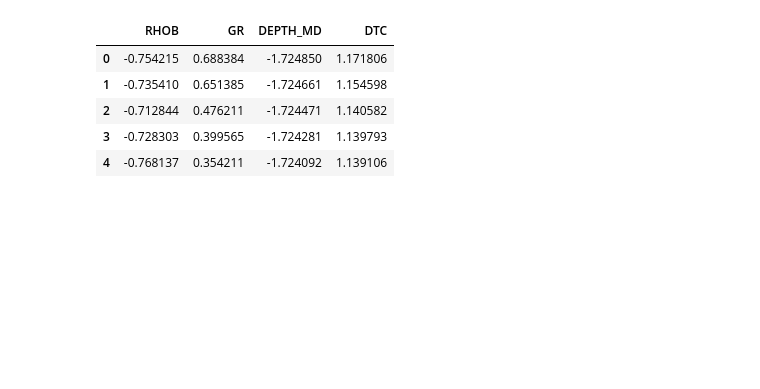
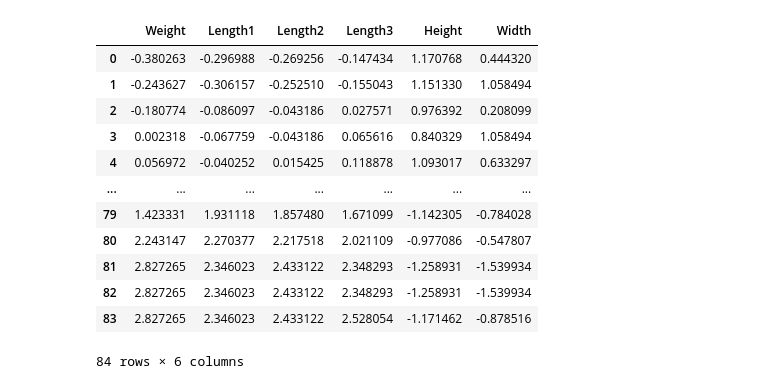
Before and after one commit to stephintoto/ICT-ASSIGNMENTS, a Jupyter notebook: unsup_daily.ipynb, the cells around one changed output. Cells and saved outputs as stored; diff of their text form; code cells hidden in the pictures; blank space fills up the shorter version.

```diff
--- a/unsup_daily.ipynb
+++ b/unsup_daily.ipynb
@@ -83,0 +34,12 @@ outliers=df[(df<(lower))|(df>(upper))].count()
+# %%
+outlier_columns = []
+for col in df.columns:
+  if pd.api.types.is_numeric_dtype(df[col]):
+    Q1 = df[col].quantile(0.25)
+    Q3 = df[col].quantile(0.75)
+    IQR = Q3 - Q1
+    lower_limit = Q1 - 1.5 * IQR
+    upper_limit = Q3 + 1.5 * IQR
+    if df[col].min() < lower_limit or df[col].max() > upper_limit:
+      outlier_columns.append(col)
+print(outlier_columns)
@@ -84 +48,9 @@ outliers=df[(df<(lower))|(df>(upper))].count()
+# %%
+for col in outlier_columns:
+  Q1 = df[col].quantile(0.25)
+  Q3 = df[col].quantile(0.75)
+  IQR = Q3 - Q1
+  lower_limit = Q1 - 1.5 * IQR
+  upper_limit = Q3 + 1.5 * IQR
+  df[col] = df[col].clip(lower = lower_limit, upper = upper_limit)
 # %%
@@ -93,0 +68,8 @@ for column in df.columns:
+# %%
+
+columns = ['Species', 'Weight', 'Length1', 'Length2', 'Length3', 'Height', 'Width']
+df.columns = columns
+X = df[['Weight', 'Length1']]
+X.isnull().sum()
+X_clean = X.dropna()
+X_clean.head()
@@ -94,14 +83,23 @@ for column in df.columns:
 # %%
+
 from sklearn.preprocessing import StandardScaler
+numeric_data = df.select_dtypes(include=['number'])
 scaler = StandardScaler()
-x_scaled = scaler.fit_transform(df)
+x_scaled = scaler.fit_transform(numeric_data)
 # %%
-df_scaled = pd.DataFrame(x_scaled, columns=df.columns)
-df_scaled.head()
+data_scaled = pd.DataFrame(x_scaled, columns=numeric_data.columns)
+data_scaled
 # %% [output]
-|  | RHOB | GR | DEPTH_MD | DTC |
-| 0 | -0.754215 | 0.688384 | -1.724850 | 1.171806 |
-| 1 | -0.735410 | 0.651385 | -1.724661 | 1.154598 |
-| 2 | -0.712844 | 0.476211 | -1.724471 | 1.140582 |
-| 3 | -0.728303 | 0.399565 | -1.724281 | 1.139793 |
-| 4 | -0.768137 | 0.354211 | -1.724092 | 1.139106 |
+|  | Weight | Length1 | Length2 | Length3 | Height | Width |
+| 0 | -0.380263 | -0.296988 | -0.269256 | -0.147434 | 1.170768 | 0.444320 |
+| 1 | -0.243627 | -0.306157 | -0.252510 | -0.155043 | 1.151330 | 1.058494 |
+| 2 | -0.180774 | -0.086097 | -0.043186 | 0.027571 | 0.976392 | 0.208099 |
+| 3 | 0.002318 | -0.067759 | -0.043186 | 0.065616 | 0.840329 | 1.058494 |
+| 4 | 0.056972 | -0.040252 | 0.015425 | 0.118878 | 1.093017 | 0.633297 |
+| ... | ... | ... | ... | ... | ... | ... |
+| 79 | 1.423331 | 1.931118 | 1.857480 | 1.671099 | -1.142305 | -0.784028 |
+| 80 | 2.243147 | 2.270377 | 2.217518 | 2.021109 | -0.977086 | -0.547807 |
+| 81 | 2.827265 | 2.346023 | 2.433122 | 2.348293 | -1.258931 | -1.539934 |
+| 82 | 2.827265 | 2.346023 | 2.433122 | 2.348293 | -1.258931 | -1.539934 |
+| 83 | 2.827265 | 2.346023 | 2.433122 | 2.528054 | -1.171462 | -0.878516 |
+84 rows × 6 columns
```
Also changed, not shown: parts of 16 cells of this notebook.
